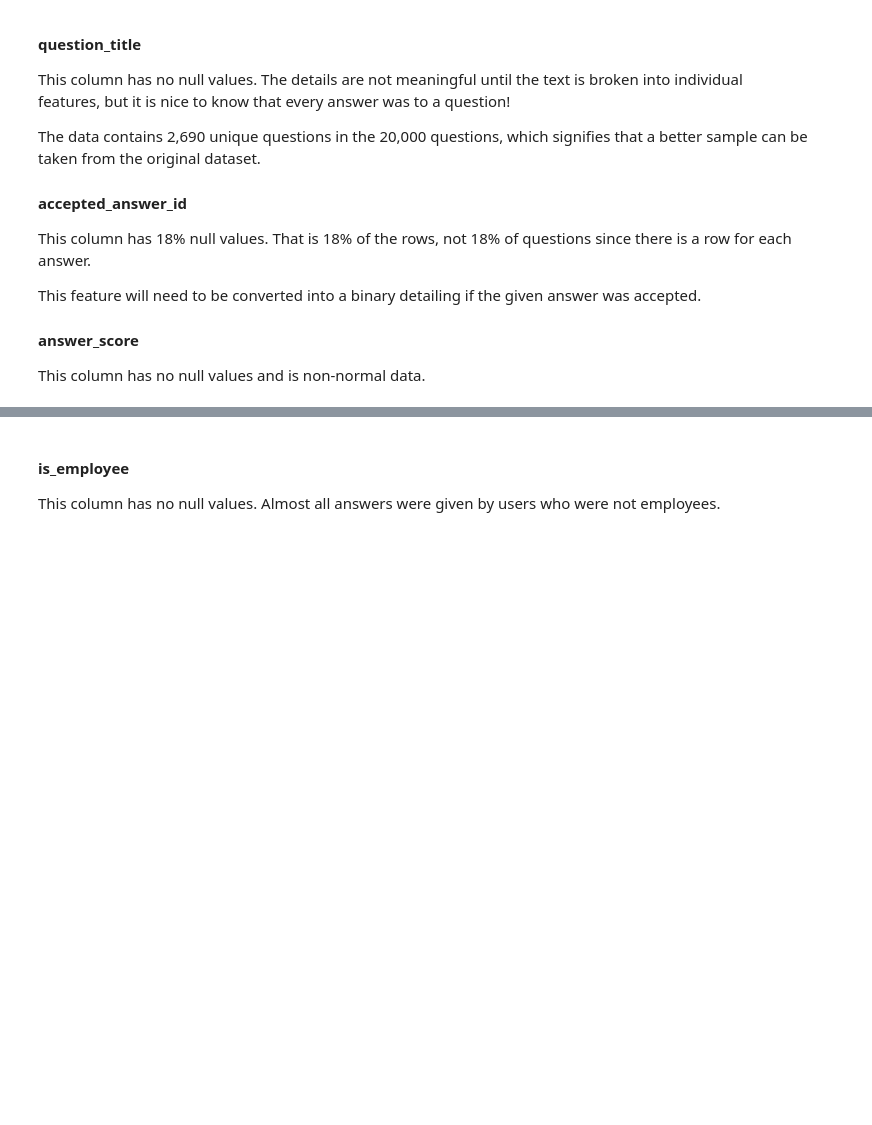
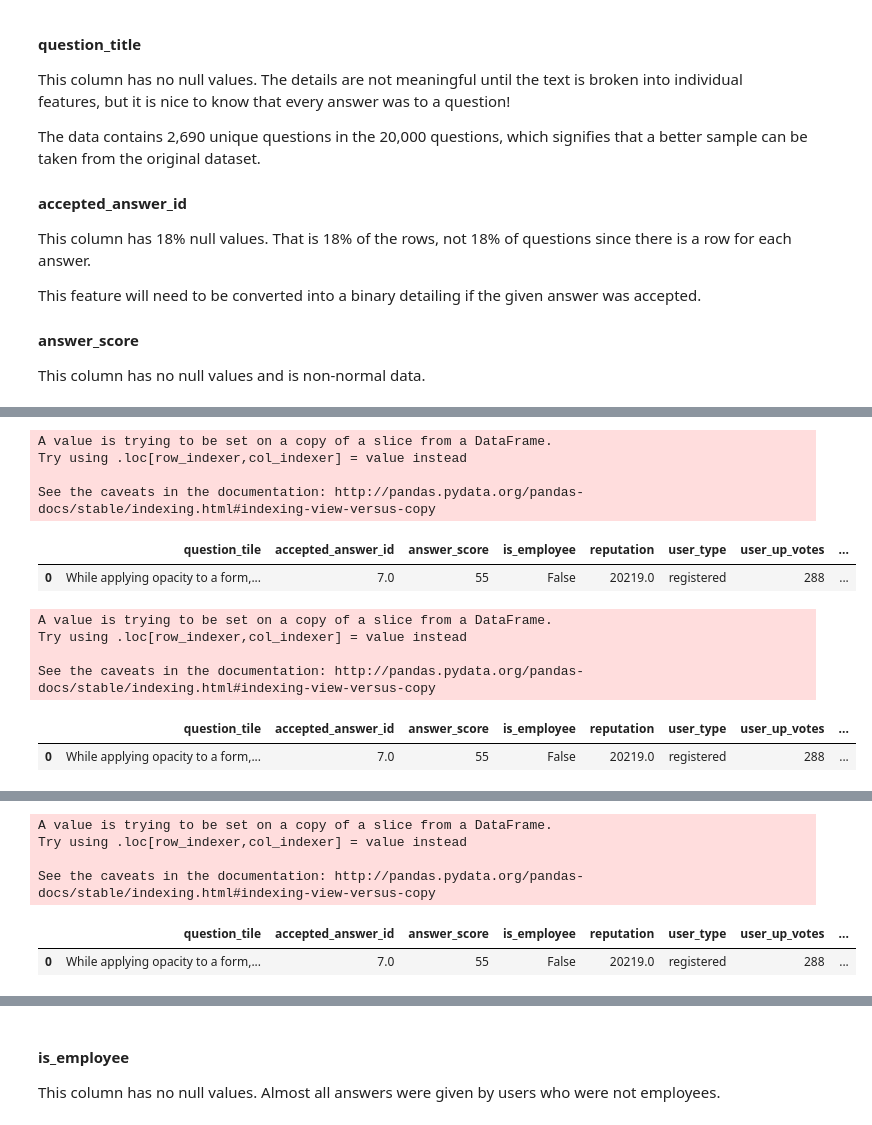
Before and after one commit to dparks-seattletimes/DATASCI420-milestone, a Jupyter notebook: DavidParks-M01-Capstone-Proposal.ipynb, the cells around one changed output, grey strips where cells are left out. Drawn from its saved outputs; the diff is of its cells as text; code cells hidden in the pictures; blank space fills up the shorter version.

```diff
--- a/DavidParks-M01-Capstone-Proposal.ipynb
+++ b/DavidParks-M01-Capstone-Proposal.ipynb
@@ -197,3 +197,51 @@ This feature will need to be converted into a binary detailing if the given answ
 #### answer_score
 
 This column has no null values and is non-normal data.
+# %%
+## Simple NLP on the question title
+
+#!pip install nltk --upgrade
+
+import nltk
+
+nltk.download('stopwords')
+nltk.download('punkt')
+
+from nltk.corpus import stopwords
+from nltk.tokenize import word_tokenize
+
+# -- tokenize
+df_trimmed['question_title_tokens'] = df_trimmed.question_tile.apply(word_tokenize)
+display(df_trimmed.head(1))
+
+# -- clean
+import re
+
+def not_symbol(token):
+    return re.match(r'\w+', token)
+
+def not_stop_words(token):
+    return token.lower() not in stopwords.words('english')
+
+def clean(tokens):
+    clean_tokens = []
+    for token in tokens:
+        if not_stop_words(token) and not_symbol(token):
+            clean_tokens.append(token.lower())
+
+    return clean_tokens
+
+df_trimmed['question_title_clean_tokens'] = df_trimmed['question_title_tokens'].apply(clean)
+display(df_trimmed.head(1))
+
+# -- word stem
+from nltk.stem.wordnet import WordNetLemmatizer
+nltk.download('wordnet')
+
+lmtzr = WordNetLemmatizer()
+def get_stem(tokens):
+    return [lmtzr.lemmatize(token) for token in tokens]
+
+df_trimmed['question_title_stems'] = df_trimmed['question_title_clean_tokens'].apply(get_stem)
+display(df_trimmed.head(1))
+# %% [output]
@@ -199,0 +252,12 @@ This column has no null values and is non-normal data.
+A value is trying to be set on a copy of a slice from a DataFrame.
+Try using .loc[row_indexer,col_indexer] = value instead
+
+See the caveats in the documentation: http://pandas.pydata.org/pandas-docs/stable/indexing.html#indexing-view-versus-copy
+|  | question_tile | accepted_answer_id | answer_score | is_employee | reputation | user_type | user_up_votes | ... |
+| 0 | While applying opacity to a form,... | 7.0 | 55 | False | 20219.0 | registered | 288 | ... |
+A value is trying to be set on a copy of a slice from a DataFrame.
+Try using .loc[row_indexer,col_indexer] = value instead
+
+See the caveats in the documentation: http://pandas.pydata.org/pandas-docs/stable/indexing.html#indexing-view-versus-copy
+|  | question_tile | accepted_answer_id | answer_score | is_employee | reputation | user_type | user_up_votes | ... |
+| 0 | While applying opacity to a form,... | 7.0 | 55 | False | 20219.0 | registered | 288 | ... |
@@ -200,3 +266,9 @@ This column has no null values and is non-normal data.
+A value is trying to be set on a copy of a slice from a DataFrame.
+Try using .loc[row_indexer,col_indexer] = value instead
+
+See the caveats in the documentation: http://pandas.pydata.org/pandas-docs/stable/indexing.html#indexing-view-versus-copy
+|  | question_tile | accepted_answer_id | answer_score | is_employee | reputation | user_type | user_up_votes | ... |
+| 0 | While applying opacity to a form,... | 7.0 | 55 | False | 20219.0 | registered | 288 | ... |
 # %%
 print(df_trimmed['answer_score'].describe())
 df_trimmed['answer_score'].hist(bins=30)
```
Also changed, not shown: parts of 7 cells of this notebook.
